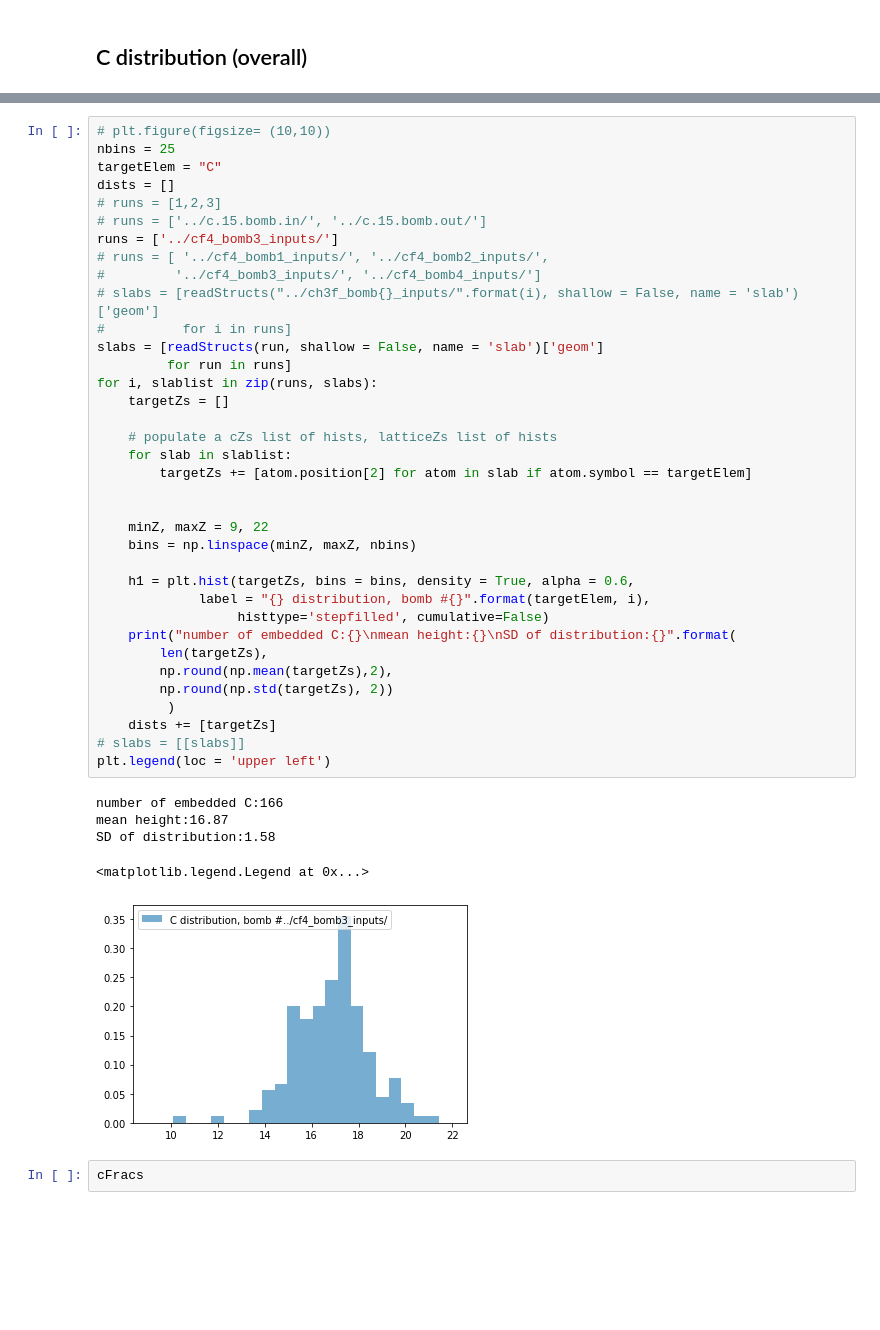
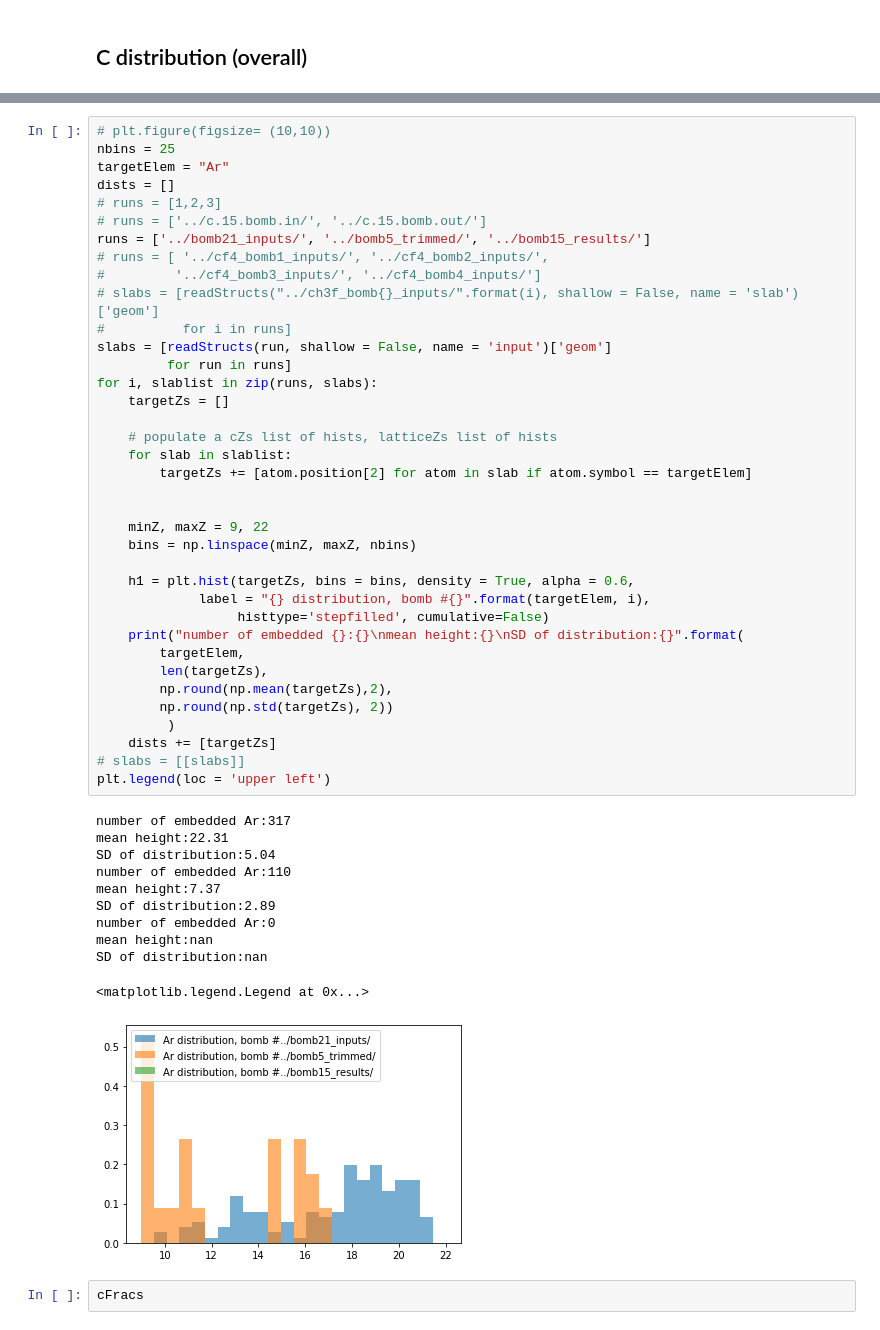
Before and after one commit to chengeaa/researchscripts, a Jupyter notebook: C focus.ipynb, the cells around one changed output, grey strips where cells are left out. Saved outputs shown, nothing was run; the diff lists cells and outputs as text; blank space fills up the shorter version.

```diff
--- a/C focus.ipynb
+++ b/C focus.ipynb
@@ -97,45 +101,52 @@ KeyError: 'bonds'
 # %%
 # plt.figure(figsize= (10,10))
 nbins = 25
-targetElem = "C"
+targetElem = "Ar"
 dists = []
 # runs = [1,2,3]
 # runs = ['../c.15.bomb.in/', '../c.15.bomb.out/']
-runs = ['../cf4_bomb3_inputs/']
+runs = ['../bomb21_inputs/', '../bomb5_trimmed/', '../bomb15_results/']
 # runs = [ '../cf4_bomb1_inputs/', '../cf4_bomb2_inputs/',
 #         '../cf4_bomb3_inputs/', '../cf4_bomb4_inputs/']
 # slabs = [readStructs("../ch3f_bomb{}_inputs/".format(i), shallow = False, name = 'slab')['geom']
 #          for i in runs]
-slabs = [readStructs(run, shallow = False, name = 'slab')['geom']
+slabs = [readStructs(run, shallow = False, name = 'input')['geom']
          for run in runs]
 for i, slablist in zip(runs, slabs):
     targetZs = []
 
     # populate a cZs list of hists, latticeZs list of hists
     for slab in slablist:
         targetZs += [atom.position[2] for atom in slab if atom.symbol == targetElem]
 
 
     minZ, maxZ = 9, 22
     bins = np.linspace(minZ, maxZ, nbins)
 
     h1 = plt.hist(targetZs, bins = bins, density = True, alpha = 0.6,
              label = "{} distribution, bomb #{}".format(targetElem, i),
                   histtype='stepfilled', cumulative=False)
-    print("number of embedded C:{}\nmean height:{}\nSD of distribution:{}".format(
+    print("number of embedded {}:{}\nmean height:{}\nSD of distribution:{}".format(
+        targetElem,
         len(targetZs),
         np.round(np.mean(targetZs),2),
         np.round(np.std(targetZs), 2))
          )
     dists += [targetZs]
 # slabs = [[slabs]]
 plt.legend(loc = 'upper left')
 # %% [output]
-number of embedded C:166
-mean height:16.87
-SD of distribution:1.58
+number of embedded Ar:317
+mean height:22.31
+SD of distribution:5.04
+number of embedded Ar:110
+mean height:7.37
+SD of distribution:2.89
+number of embedded Ar:0
+mean height:nan
+SD of distribution:nan
 <matplotlib.legend.Legend at 0x...>
-[figure, old version]
+[figure, new version]
 # %%
 cFracs
 # %% [output]
```
Also changed, not shown: parts of 5 cells of this notebook, 2 other files.
